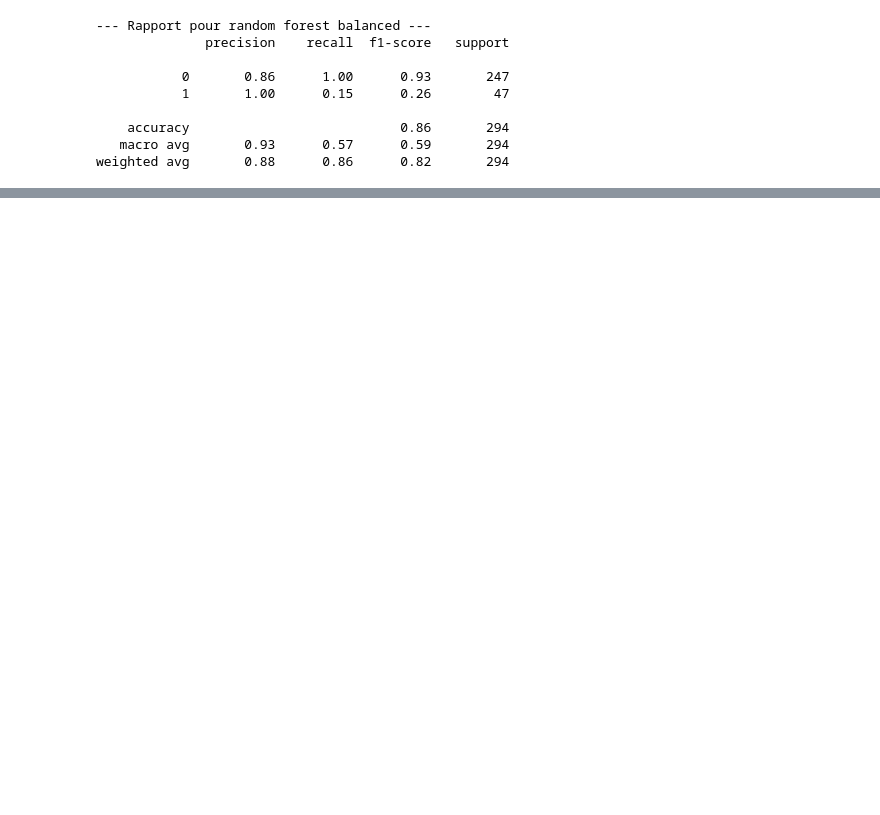
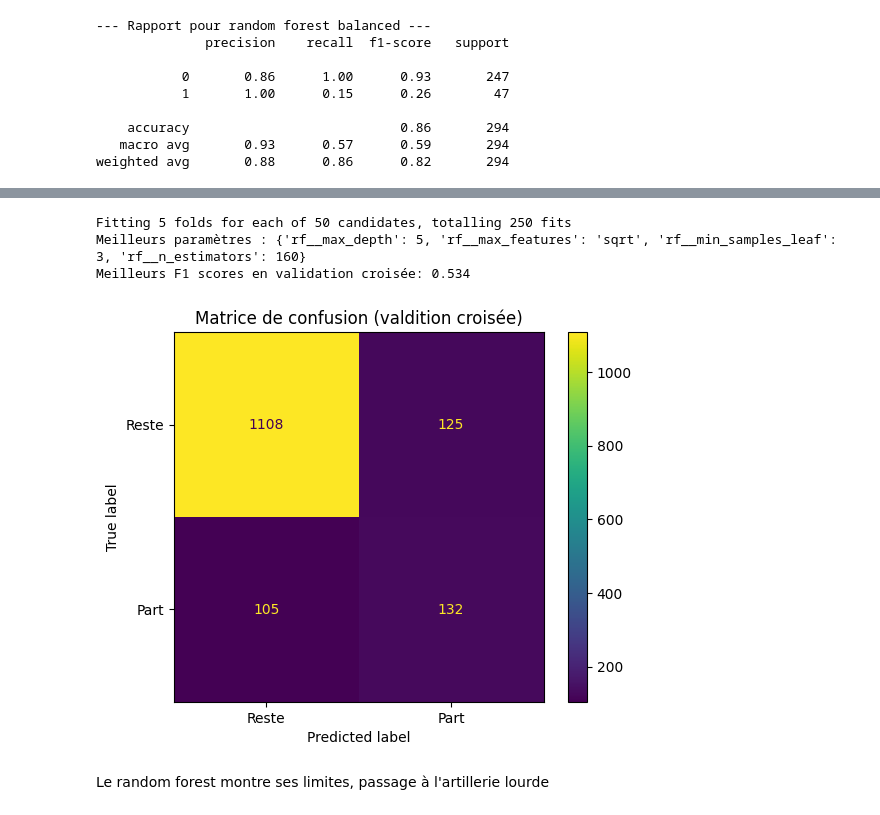
Before and after one commit to ifTrueReturnFalse/retraining-hr-ml-classification, a Jupyter notebook: src/learning.ipynb, the cells around one changed output, grey strips where cells are left out. Saved outputs shown, nothing was run; the diff lists cells and outputs as text; code cells hidden in the pictures; blank space fills up the shorter version.

```diff
--- a/src/learning.ipynb
+++ b/src/learning.ipynb
@@ -533,0 +693,20 @@ weighted avg       0.88      0.86      0.82       294
+# %%
+rf_preprocessor = ColumnTransformer(
+    transformers=[
+        # OneHotEncoder, n-1 to avoid redundancy with drop first
+        ("oneHot", OneHotEncoder(sparse_output=False), category_columns),
+        # Managing all OrdinalEncoder
+        (
+            "ordinal",
+            OrdinalEncoder(categories=ordinales_categories),
+            ordinales_columns,
+        ),
+        # Special pipeline for text to numeric
+        (
+            "textToNumeric",
+            FunctionTransformer(text_to_numeric, feature_names_out="one-to-one"),
+            ["augementation_salaire_precedente"],
+        ),
+    ],
+    remainder="passthrough",
+)
@@ -533,0 +779,31 @@ weighted avg       0.88      0.86      0.82       294
+# %%
+X_tuned = add_custom_features(X)
+
+random_search_tuned = RandomizedSearchCV(
+    pipeline_rf,
+    param_distributions=randomized_grid_parameters,
+    n_iter=50,
+    cv=5,
+    scoring="f1",
+    n_jobs=-1,
+    verbose=True
+)
+
+random_search_tuned.fit(X, y)
+
+print(f"Meilleurs paramètres : {random_search_tuned.best_params_}")
+print(f"Meilleurs F1 scores en validation croisée: {random_search_tuned.best_score_:.3f}")
+# %% [output]
+Fitting 5 folds for each of 50 candidates, totalling 250 fits
+Meilleurs paramètres : {'rf__max_depth': 5, 'rf__max_features': 'sqrt', 'rf__min_samples_leaf': 3, 'rf__n_estimators': 160}
+Meilleurs F1 scores en validation croisée: 0.534
+# %%
+best_non_linear_model = random_search_tuned.best_estimator_
+y_pred = cross_val_predict(best_non_linear_model, X, y, cv=5)
+ConfusionMatrixDisplay.from_predictions(y, y_pred, display_labels=["Reste", "Part"])
+plt.title("Matrice de confusion (valdition croisée)")
+plt.show()
+# %% [output]
+[figure, added]
+# %% [markdown]
+Le random forest montre ses limites, passage à l'artillerie lourde
```
Also changed, not shown: parts of 32 cells of this notebook.
